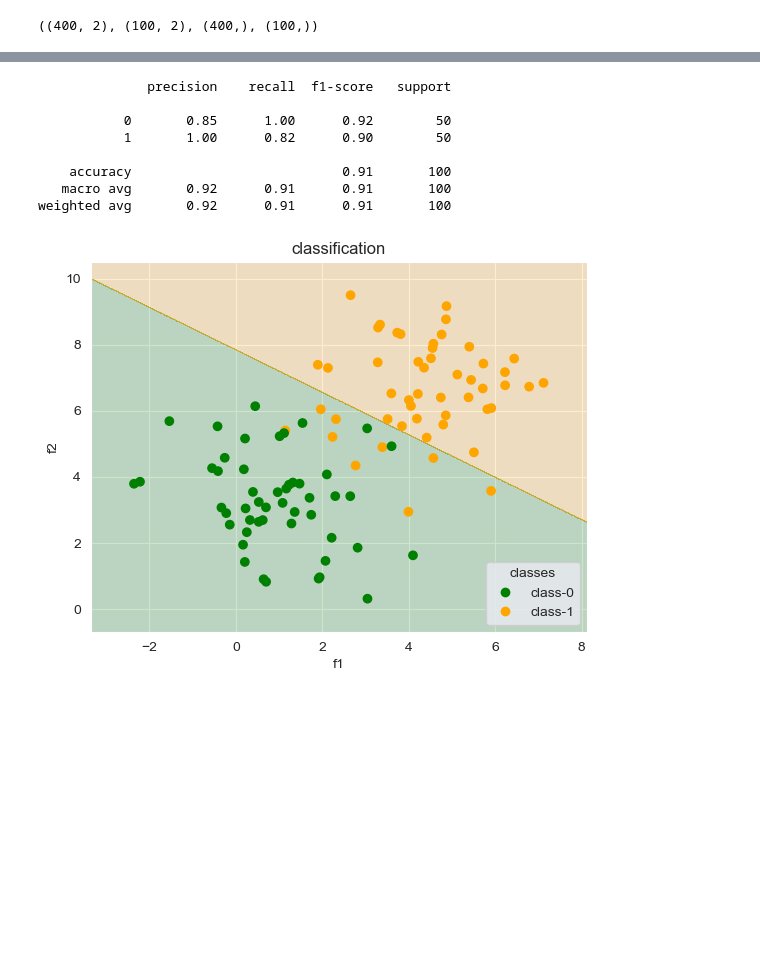
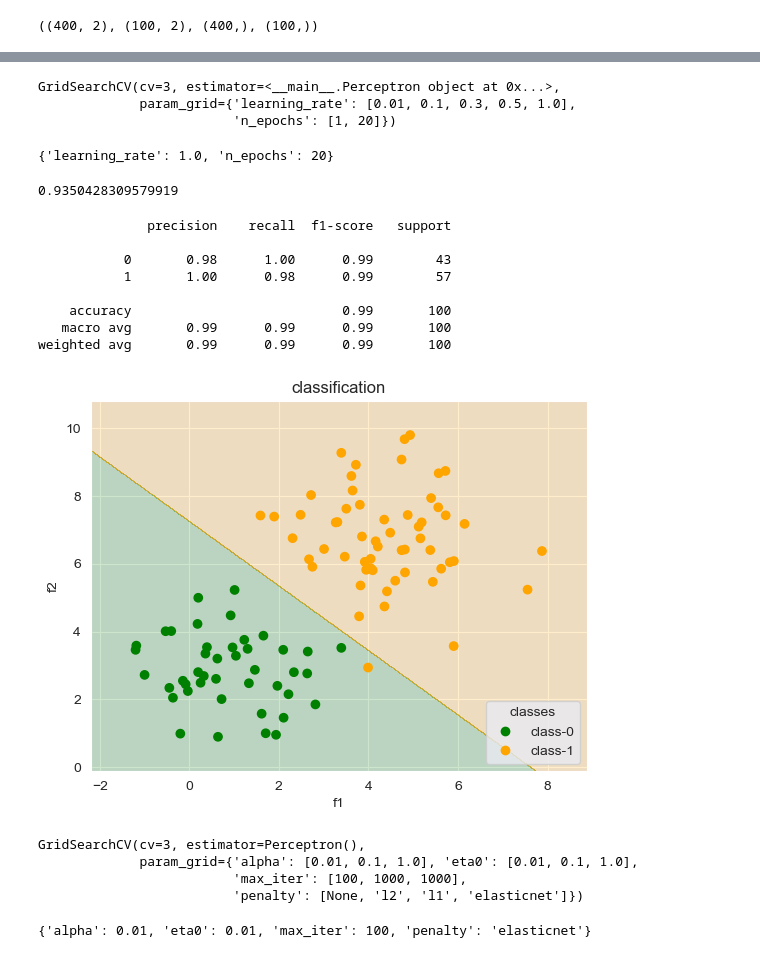
Before and after one commit to MeGysssTaa/bfu-ml-labs, a Jupyter notebook: lab_6/lab.ipynb, the cells around one changed output, grey strips where cells are left out. Saved outputs shown, nothing was run; the diff lists cells and outputs as text; code cells hidden in the pictures; blank space fills up the shorter version.

```diff
--- a/lab_6/lab.ipynb
+++ b/lab_6/lab.ipynb
@@ -131,7 +131,19 @@ class Perceptron:
 
     def score(self, X: pd.DataFrame, y: pd.DataFrame) -> float:
         return accuracy_score(y, self.predict(X))
+
+    # noinspection PyUnusedLocal
+    def get_params(self, deep=True):
+        return {
+            'weights': self.weights_init,
+            'activation': self.activation_func,
+            'threshold': self.threshold,
+            'n_epochs': self.n_epochs,
+            'learning_rate': self.learning_rate,
+            'random_state': self.random_state,
+        }
+
+    def set_params(self, **parameters):
+        for parameter, value in parameters.items():
+            setattr(self, parameter, value)
+        return self
-# %%
-model_1 = Perceptron(random_state=g_random_state)
-model_1.fit(X_train, y_train)
-model_1.weights_
@@ -140,46 +216,90 @@ array([-20.96303831,   1.71871583,   2.67304224])
+# %%
+from sklearn.model_selection import GridSearchCV
+
+param_grid = {
+    'n_epochs': [1, 20],
+    'learning_rate': [0.01, 0.1, 0.3, 0.5, 1.],
+}
+
+grid_search = GridSearchCV(Perceptron(random_state=g_random_state), param_grid, cv=3)
+grid_search.fit(X_train, y_train)
+# %% [output]
+GridSearchCV(cv=3, estimator=<__main__.Perceptron object at 0x...>,
+             param_grid={'learning_rate': [0.01, 0.1, 0.3, 0.5, 1.0],
+                         'n_epochs': [1, 20]})
+# %%
+grid_search.best_params_
+# %% [output]
+{'learning_rate': 1.0, 'n_epochs': 20}
+# %%
+grid_search.best_score_
+# %% [output]
+0.9350428309579919
 # %%
 from sklearn.metrics import classification_report
 
-y_pred = model_1.predict(X_test)
+y_pred = grid_search.best_estimator_.predict(X_test)
 print(classification_report(y_test, y_pred))
 # %% [output]
               precision    recall  f1-score   support
 
-           0       0.85      1.00      0.92        50
-           1       1.00      0.82      0.90        50
+           0       0.98      1.00      0.99        43
+           1       1.00      0.98      0.99        57
 
-    accuracy                           0.91       100
-   macro avg       0.92      0.91      0.91       100
-weighted avg       0.92      0.91      0.91       100
+    accuracy                           0.99       100
+   macro avg       0.99      0.99      0.99       100
+weighted avg       0.99      0.99      0.99       100
 # %%
 from matplotlib.colors import ListedColormap
 
 mesh_f1, mesh_f2 = np.meshgrid(
     np.linspace(X_test['f1'].min() - 1., X_test['f1'].max() + 1., 1000),
     np.linspace(X_test['f2'].min() - 1., X_test['f2'].max() + 1., 1000)
 )
 
 mesh_X_test_data = np.c_[mesh_f1.ravel(), mesh_f2.ravel()]
 mesh_X_test = pd.DataFrame(mesh_X_test_data, columns=['f1', 'f2'])
-mesh_y_pred = model_1.predict(mesh_X_test).reshape(mesh_f1.shape)
+mesh_y_pred = grid_search.best_estimator_.predict(mesh_X_test).reshape(mesh_f1.shape)
 
 cmap = ListedColormap(colours)
 
 plt.contourf(mesh_f1, mesh_f2, mesh_y_pred, alpha=0.2, cmap=cmap)
 scatter = plt.scatter(X_test['f1'], X_test['f2'], c=y_test, cmap=cmap)
 
 plt.xlim(mesh_f1.min(), mesh_f1.max())
 plt.ylim(mesh_f2.min(), mesh_f2.max())
 plt.xlabel('f1')
 plt.ylabel('f2')
 plt.legend(
     handles=scatter.legend_elements()[0],
     title='classes',
     labels=['class-0', 'class-1'],
     loc='lower right'
 )
 plt.title('classification')
 
 plt.show()
 # %% [output]
-[figure, old version]
+[figure, new version]
+# %%
+from sklearn.linear_model import Perceptron as SklPerceptron
+from sklearn.model_selection import GridSearchCV
+
+param_grid = {
+    'penalty': [None, 'l2', 'l1', 'elasticnet'],
+    'eta0': [0.01, 0.1, 1.],
+    'alpha': [0.01, 0.1, 1.],
+    'max_iter': [100, 1000, 1000],
+}
+
+grid_search = GridSearchCV(SklPerceptron(random_state=g_random_state), param_grid, cv=3)
+grid_search.fit(X_train, y_train)
+# %% [output]
+GridSearchCV(cv=3, estimator=Perceptron(),
+             param_grid={'alpha': [0.01, 0.1, 1.0], 'eta0': [0.01, 0.1, 1.0],
+                         'max_iter': [100, 1000, 1000],
+                         'penalty': [None, 'l2', 'l1', 'elasticnet']})
+# %%
+grid_search.best_params_
+# %% [output]
+{'alpha': 0.01, 'eta0': 0.01, 'max_iter': 100, 'penalty': 'elasticnet'}
```
Also changed, not shown: parts of 15 cells of this notebook.
